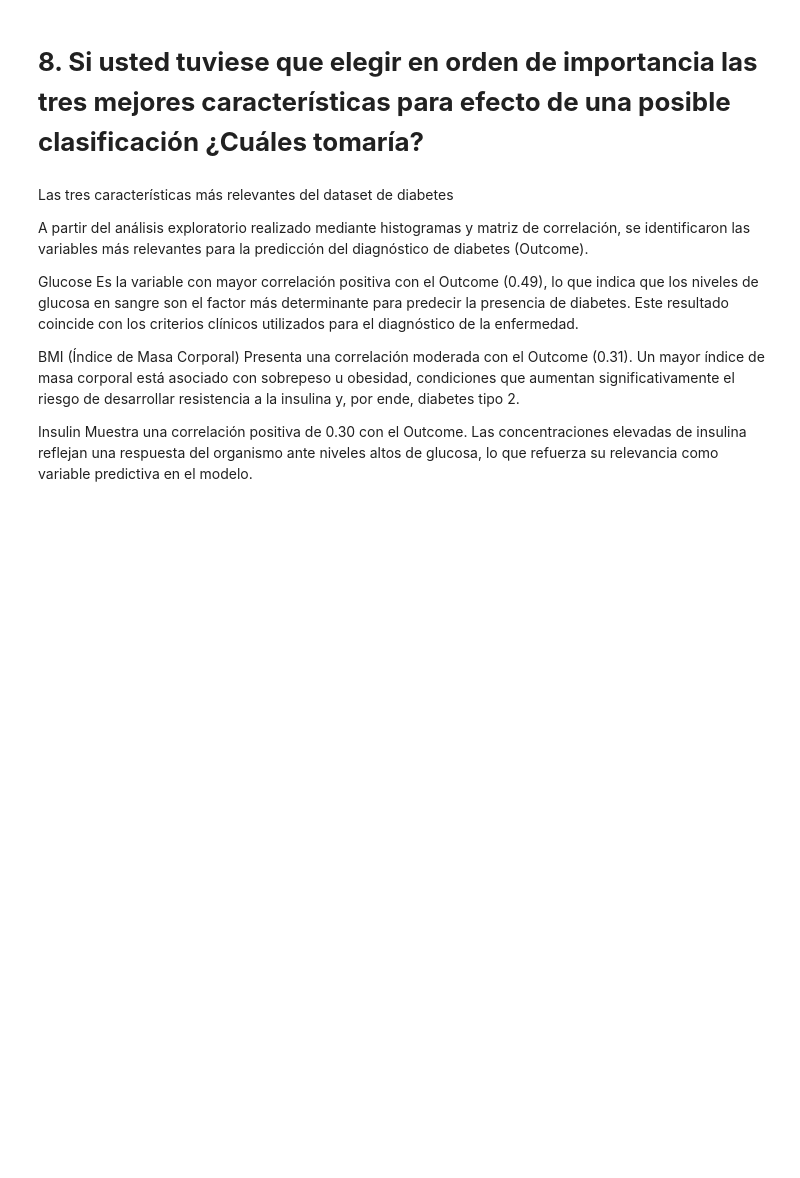
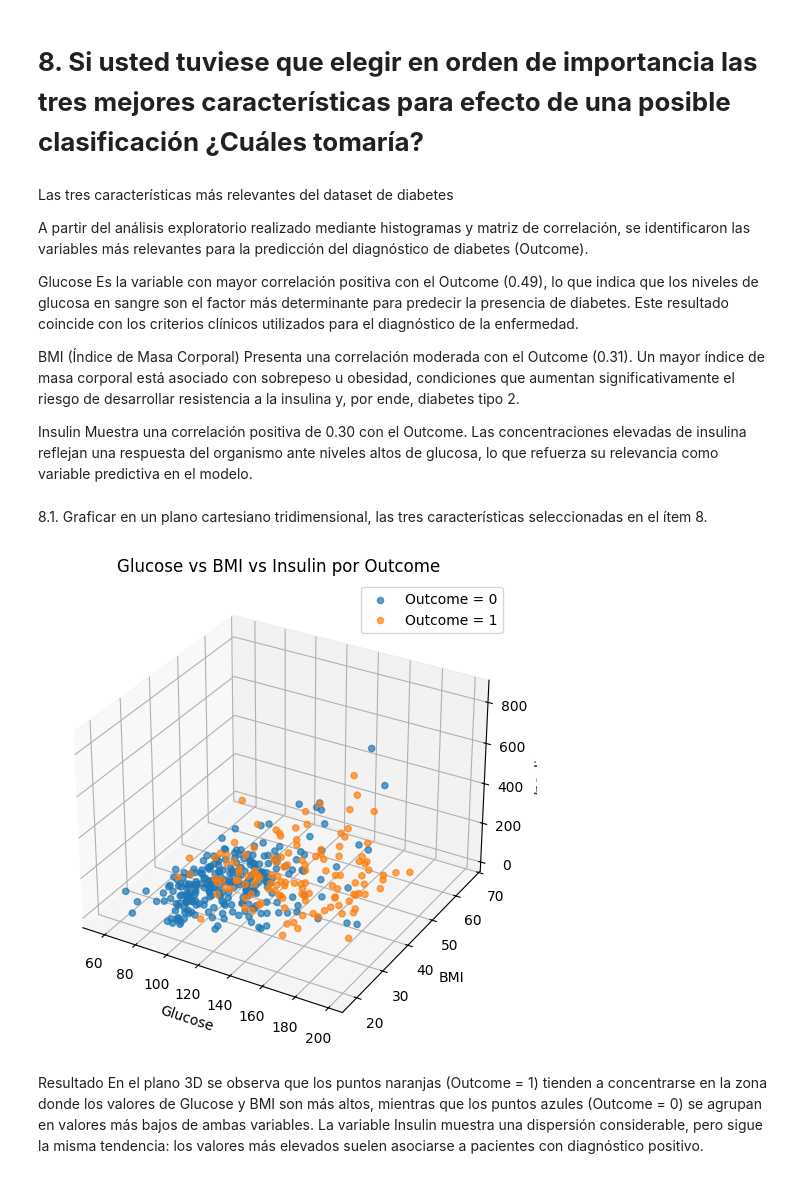
Before and after one commit to MiguelAngeloTr/Aprendizaje_Automatico, a Jupyter notebook: Primera_entrega/FormatoEntregaTarea1_.ipynb, the cells around one changed output. Cells and saved outputs as stored; diff of their text form; code cells hidden in the pictures; blank space fills up the shorter version.

```diff
--- a/Primera_entrega/FormatoEntregaTarea1_.ipynb
+++ b/Primera_entrega/FormatoEntregaTarea1_.ipynb
@@ -312,3 +312,35 @@ Presenta una correlación moderada con el Outcome (0.31). Un mayor índice de ma
 
 Insulin
 Muestra una correlación positiva de 0.30 con el Outcome. Las concentraciones elevadas de insulina reflejan una respuesta del organismo ante niveles altos de glucosa, lo que refuerza su relevancia como variable predictiva en el modelo.
+# %% [markdown]
+8.1. Graficar en un plano cartesiano tridimensional, las tres características seleccionadas en el ítem 8.
+# %%
+# 3D: Glucose, BMI e Insulin (coloreado por Outcome)
+
+import matplotlib.pyplot as plt
+from mpl_toolkits.mplot3d import Axes3D  # necesario para proyección 3D
+
+features = ['Glucose', 'BMI', 'Insulin']
+target = 'Outcome'
+
+df3d = diabetes[features + [target]].dropna()
+
+fig = plt.figure(figsize=(8, 6))
+ax = fig.add_subplot(111, projection='3d')
+
+for cls, label in [(0, 'Outcome = 0'), (1, 'Outcome = 1')]:
+    s = df3d[df3d[target] == cls]
+    ax.scatter(s['Glucose'], s['BMI'], s['Insulin'], s=20, alpha=0.7, label=label)
+
+ax.set_xlabel('Glucose')
+ax.set_ylabel('BMI')
+ax.set_zlabel('Insulin')
+ax.set_title('Glucose vs BMI vs Insulin por Outcome')
+ax.legend()
+plt.show()
+# %% [output]
+[figure, added]
+# %% [markdown]
+Resultado
+En el plano 3D se observa que los puntos naranjas (Outcome = 1) tienden a concentrarse en la zona donde los valores de Glucose y BMI son más altos, mientras que los puntos azules (Outcome = 0) se agrupan en valores más bajos de ambas variables.
+La variable Insulin muestra una dispersión considerable, pero sigue la misma tendencia: los valores más elevados suelen asociarse a pacientes con diagnóstico positivo.
```
Also changed, not shown: parts of 1 cell of this notebook.
